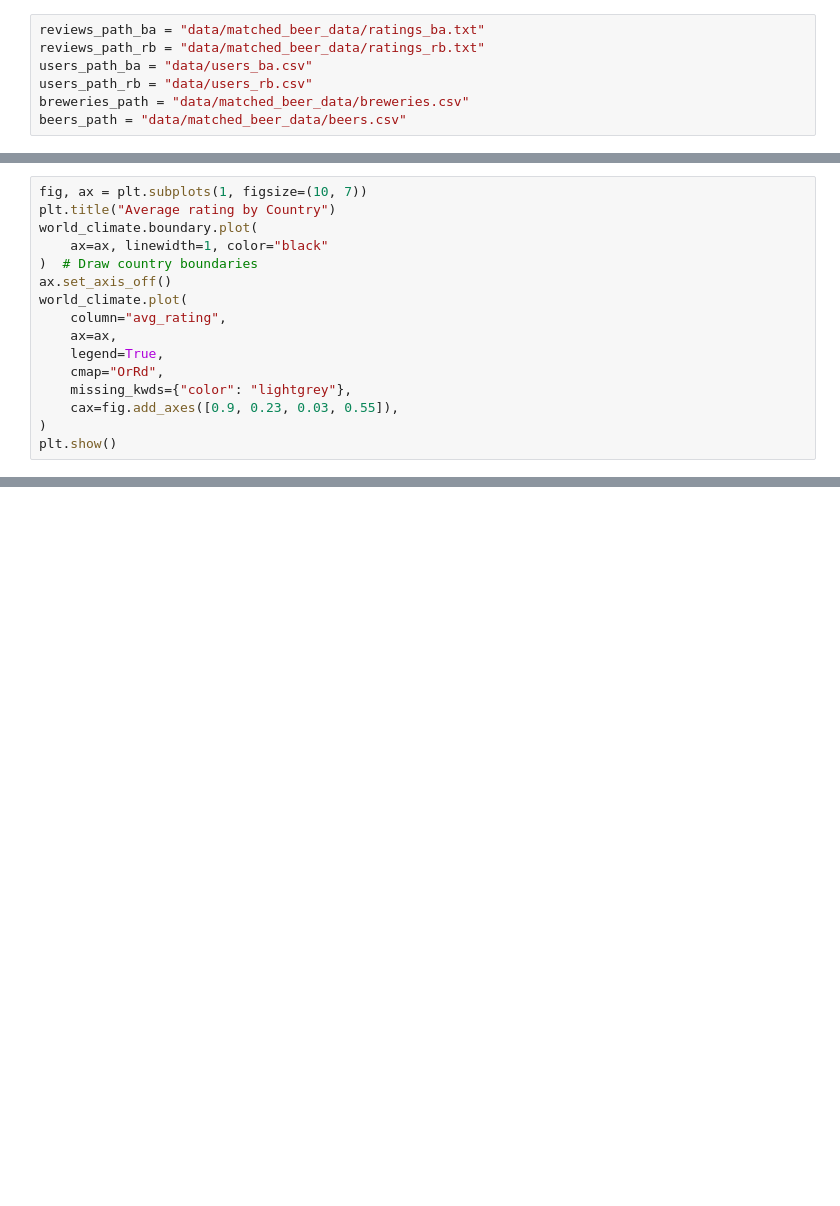
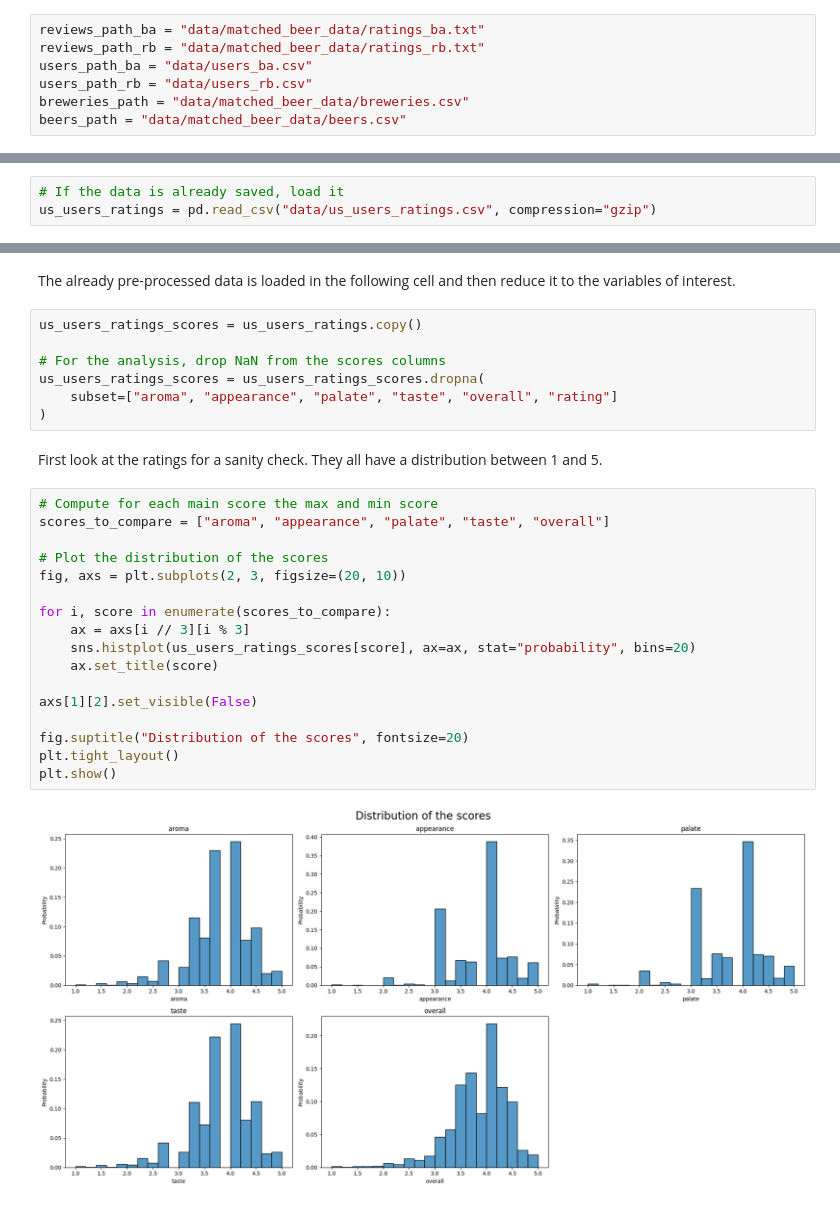
Before and after one commit to epfl-ada/ada-2023-project-riskybiscuits, a Jupyter notebook: main.ipynb, the cells around one changed output, grey strips where cells are left out. Cells and saved outputs as stored; diff of their text form; blank space fills up the shorter version.

Commit message:
Merged scores and general styles part

```diff
--- a/main.ipynb
+++ b/main.ipynb
@@ -895,16 +40,0 @@ Let's show again the map of the ratings as a reminder.
-# %%
-fig, ax = plt.subplots(1, figsize=(10, 7))
-plt.title("Average rating by Country")
-world_climate.boundary.plot(
-    ax=ax, linewidth=1, color="black"
-)  # Draw country boundaries
-ax.set_axis_off()
-world_climate.plot(
-    column="avg_rating",
-    ax=ax,
-    legend=True,
-    cmap="OrRd",
-    missing_kwds={"color": "lightgrey"},
-    cax=fig.add_axes([0.9, 0.23, 0.03, 0.55]),
-)
-plt.show()
@@ -1339,0 +71,3 @@ plt.show()
+# %%
+# If the data is already saved, load it
+us_users_ratings = pd.read_csv("data/us_users_ratings.csv", compression="gzip")
@@ -1339,0 +90,30 @@ plt.show()
+# %% [markdown]
+The already pre-processed data is loaded in the following cell and then reduce it to the variables of interest.
+# %%
+us_users_ratings_scores = us_users_ratings.copy()
+
+# For the analysis, drop NaN from the scores columns
+us_users_ratings_scores = us_users_ratings_scores.dropna(
+    subset=["aroma", "appearance", "palate", "taste", "overall", "rating"]
+)
+# %% [markdown]
+First look at the ratings for a sanity check. They all have a distribution between 1 and 5.
+# %%
+# Compute for each main score the max and min score
+scores_to_compare = ["aroma", "appearance", "palate", "taste", "overall"]
+
+# Plot the distribution of the scores
+fig, axs = plt.subplots(2, 3, figsize=(20, 10))
+
+for i, score in enumerate(scores_to_compare):
+    ax = axs[i // 3][i % 3]
+    sns.histplot(us_users_ratings_scores[score], ax=ax, stat="probability", bins=20)
+    ax.set_title(score)
+
+axs[1][2].set_visible(False)
+
+fig.suptitle("Distribution of the scores", fontsize=20)
+plt.tight_layout()
+plt.show()
+# %% [output]
+[figure, added]
```
Also changed, not shown: parts of 183 cells of this notebook, 2 other files.
